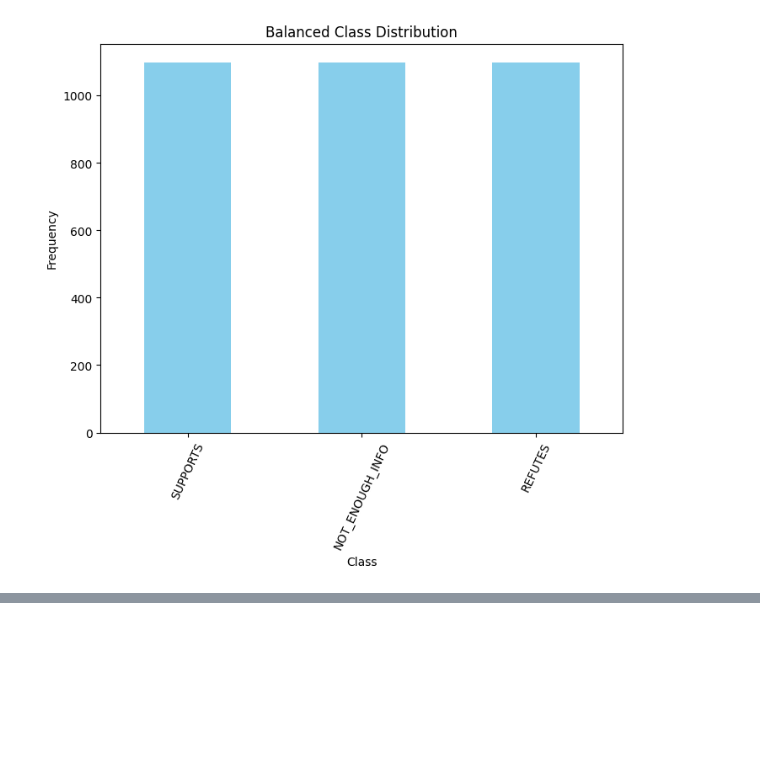
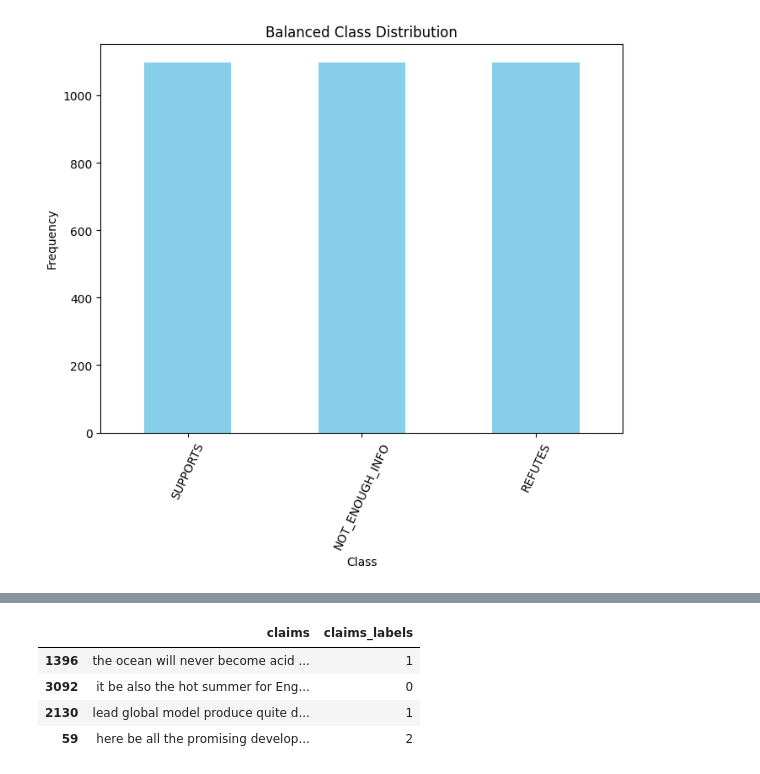
Before and after one commit to nilesh2gupta/UBC_project, a Jupyter notebook: Combining_models.ipynb, the cells around one changed output, grey strips where cells are left out. Saved outputs shown, nothing was run; the diff lists cells and outputs as text; code cells hidden in the pictures; blank space fills up the shorter version.

```diff
--- a/Combining_models.ipynb
+++ b/Combining_models.ipynb
@@ -448,6 +439,6 @@ def ohe(text):
 
 df['claims_labels']=df['claims_labels'].apply(lambda x:ohe(x))
 
-df=df.sample(n=700,random_state=22)
+df=df.sample(n=4,random_state=22)
 df.shape
 # %% [output]
@@ -482,3 +445,0 @@ def create_input_df(df, tokenizer, model):
-# %%
-df = create_input_df(df, tokenizer, model)
-df.head()
@@ -522,0 +446,8 @@ Graph data is not available due to lack of entities.
+# %%
+df
+# %% [output]
+|  | claims | claims_labels |
+| 1396 | the ocean will never become acid ... | 1 |
+| 3092 | it be also the hot summer for Eng... | 0 |
+| 2130 | lead global model produce quite d... | 1 |
+| 59 | here be all the promising develop... | 2 |
```
Also changed, not shown: parts of 8 cells of this notebook.
